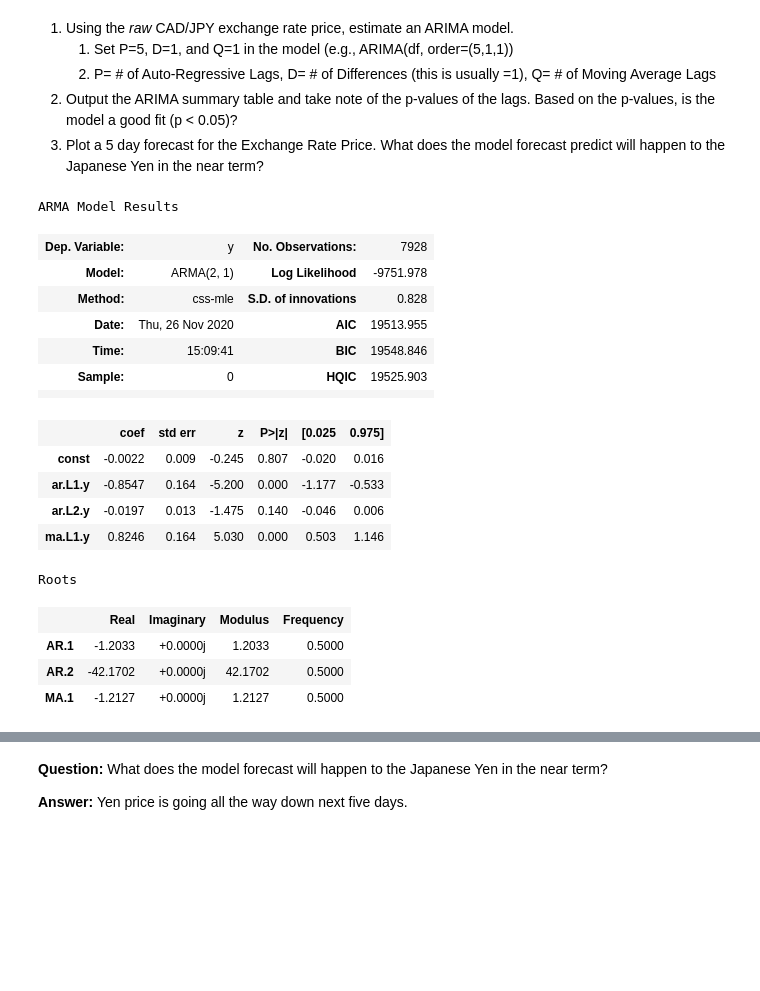
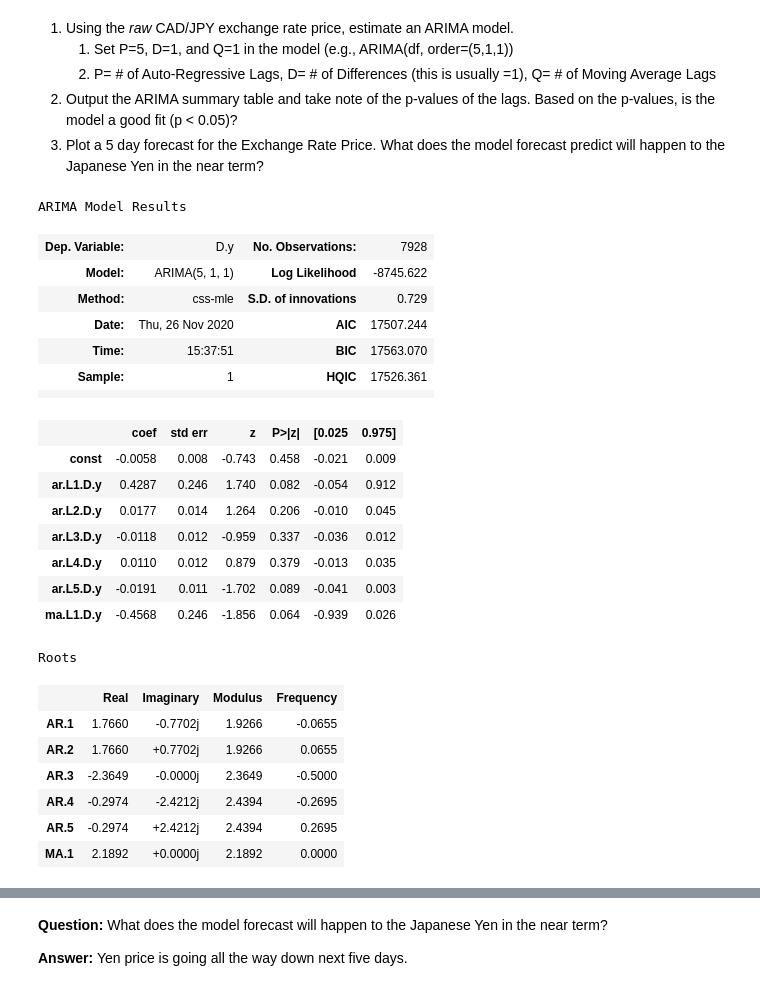
Before and after one commit to mamunrico/Homework_Time-series, a Jupyter notebook: time_series_analysis.ipynb, the cells around one changed output, grey strips where cells are left out. Drawn from its saved outputs; the diff is of its cells as text; code cells hidden in the pictures; blank space fills up the shorter version.

```diff
--- a/time_series_analysis.ipynb
+++ b/time_series_analysis.ipynb
@@ -192,35 +192,41 @@ from statsmodels.tsa.arima_model import ARIMA
 # Hint: ARIMA(df, order=(p, d, q))
 # YOUR CODE HERE!
 
-model_arima = ARIMA(cad_jpy_df["Price"].values, order=(5, 1, 1))
+Model= ARIMA(cad_jpy_df["Price"].values, order=(5, 1, 1))
 
 
 # Fit the model
 # YOUR CODE HERE!
-result_arima = model.fit()
+Result= Model.fit()
 # %%
 # Output model summary results:
 # YOUR CODE HERE!
-result_arima.summary()
+Result.summary()
 # %% [output]
-ARMA Model Results
+ARIMA Model Results
-| Dep. Variable: | y | No. Observations: | 7928 |
-| Model: | ARMA(2, 1) | Log Likelihood | -9751.978 |
-| Method: | css-mle | S.D. of innovations | 0.828 |
-| Date: | Thu, 26 Nov 2020 | AIC | 19513.955 |
-| Time: | 15:09:41 | BIC | 19548.846 |
-| Sample: | 0 | HQIC | 19525.903 |
+| Dep. Variable: | D.y | No. Observations: | 7928 |
+| Model: | ARIMA(5, 1, 1) | Log Likelihood | -8745.622 |
+| Method: | css-mle | S.D. of innovations | 0.729 |
+| Date: | Thu, 26 Nov 2020 | AIC | 17507.244 |
+| Time: | 15:37:51 | BIC | 17563.070 |
+| Sample: | 1 | HQIC | 17526.361 |
 |  |  |  |  |
 |  | coef | std err | z | P>|z| | [0.025 | 0.975] |
-| const | -0.0022 | 0.009 | -0.245 | 0.807 | -0.020 | 0.016 |
-| ar.L1.y | -0.8547 | 0.164 | -5.200 | 0.000 | -1.177 | -0.533 |
-| ar.L2.y | -0.0197 | 0.013 | -1.475 | 0.140 | -0.046 | 0.006 |
-| ma.L1.y | 0.8246 | 0.164 | 5.030 | 0.000 | 0.503 | 1.146 |
+| const | -0.0058 | 0.008 | -0.743 | 0.458 | -0.021 | 0.009 |
+| ar.L1.D.y | 0.4287 | 0.246 | 1.740 | 0.082 | -0.054 | 0.912 |
+| ar.L2.D.y | 0.0177 | 0.014 | 1.264 | 0.206 | -0.010 | 0.045 |
+| ar.L3.D.y | -0.0118 | 0.012 | -0.959 | 0.337 | -0.036 | 0.012 |
+| ar.L4.D.y | 0.0110 | 0.012 | 0.879 | 0.379 | -0.013 | 0.035 |
+| ar.L5.D.y | -0.0191 | 0.011 | -1.702 | 0.089 | -0.041 | 0.003 |
+| ma.L1.D.y | -0.4568 | 0.246 | -1.856 | 0.064 | -0.939 | 0.026 |
 Roots
 |  | Real | Imaginary | Modulus | Frequency |
-| AR.1 | -1.2033 | +0.0000j | 1.2033 | 0.5000 |
-| AR.2 | -42.1702 | +0.0000j | 42.1702 | 0.5000 |
-| MA.1 | -1.2127 | +0.0000j | 1.2127 | 0.5000 |
+| AR.1 | 1.7660 | -0.7702j | 1.9266 | -0.0655 |
+| AR.2 | 1.7660 | +0.7702j | 1.9266 | 0.0655 |
+| AR.3 | -2.3649 | -0.0000j | 2.3649 | -0.5000 |
+| AR.4 | -0.2974 | -2.4212j | 2.4394 | -0.2695 |
+| AR.5 | -0.2974 | +2.4212j | 2.4394 | 0.2695 |
+| MA.1 | 2.1892 | +0.0000j | 2.1892 | 0.0000 |
 # %%
 # Plot the 5 Day Price Forecast
 # YOUR CODE HERE!
```
Also changed, not shown: parts of 3 cells of this notebook.
